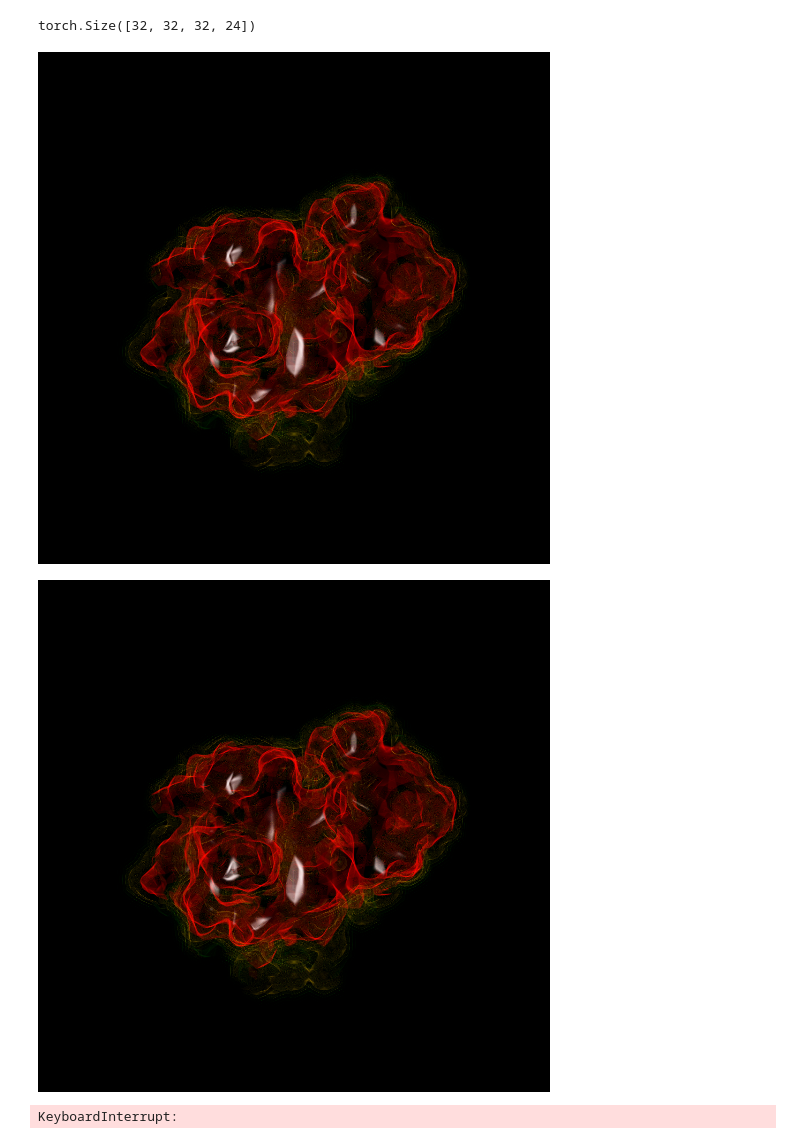
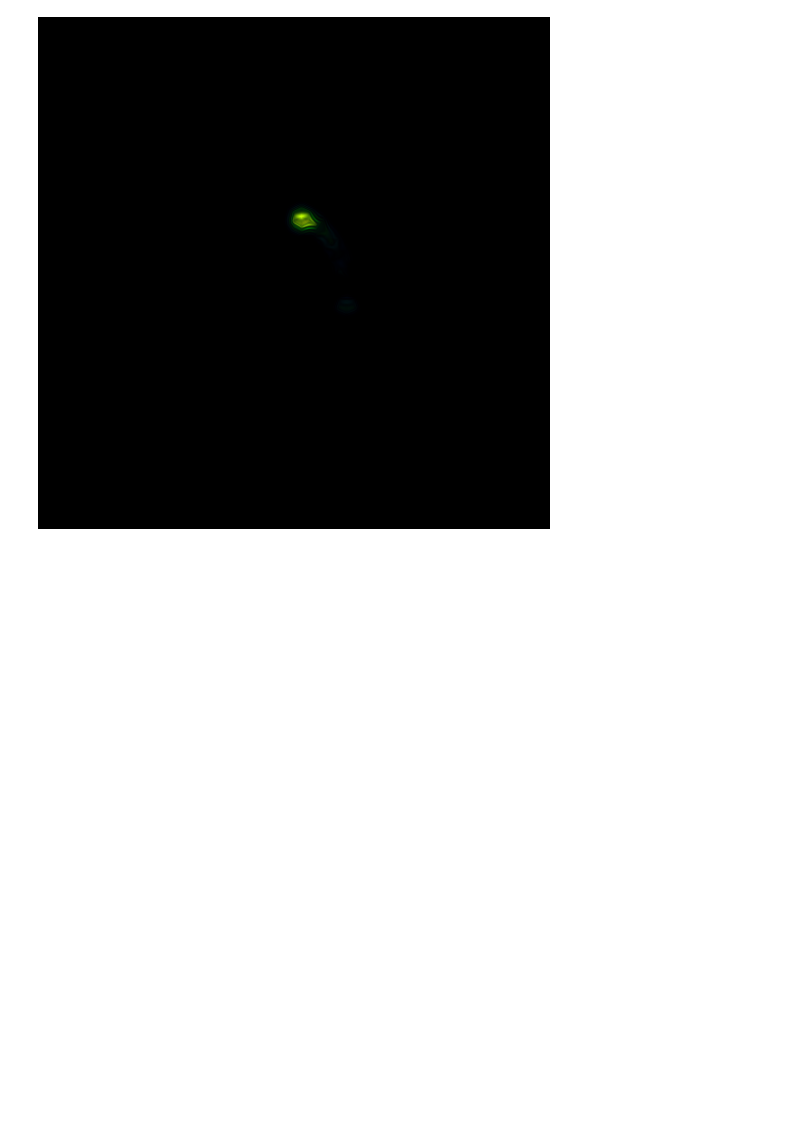
Before and after one commit to daenuprobst/minf, a Jupyter notebook: notebooks/reconstruction.ipynb, the cells around one changed output. Drawn from its saved outputs; the diff is of its cells as text; code cells hidden in the pictures; blank space fills up the shorter version.

```diff
--- a/notebooks/reconstruction.ipynb
+++ b/notebooks/reconstruction.ipynb
@@ -35,7 +33,7 @@ mmol, _ = Metamol.from_complex(pdb_file, sdf_file, size=resolution, properties=p
 # %%
 mmol.calculate_field()
-vector_field = mmol.to_vector_field()
+vector_field = mmol.to_vector_field()[:, :, :, [0, 1, 10, 11, 9, 18]]
 # %%
-print(vector_field.shape)
-plot_field(vector_field[:, :, :, 20])
+# print(vector_field.shape)
+plot_field(vector_field[:, :, :,0])
 # %% [output]
@@ -52,6 +50,4 @@ yt : [INFO     ] 2025-02-08 17:08:29,980 Calculating data bounds. This may take
-torch.Size([32, 32, 32, 24])
-[figure, old version]
+[figure, new version]
-[figure, removed]
 # %%
 net = SirenNetUnbatched(
     dim_in=4,
@@ -76,7 +72,7 @@ decoder.cuda()
 
 optim = torch.optim.Adam(lr=1e-4, params=decoder.parameters())
 # %%
-for epoch in (pbar := tqdm(range(1000))):
+for epoch in (pbar := tqdm(range(2000))):
     loss = decoder(vector_field.cuda(), latent_idx=0)
     optim.zero_grad()
     loss.backward()
@@ -84,6 +80,4 @@ for epoch in (pbar := tqdm(range(1000))):
 
     torch.save(decoder.state_dict(), "model.pt")
     pbar.set_description(f"Epoch {epoch} (loss: {loss.item()})")
-# %% [output]
-KeyboardInterrupt:
 # %%
```
Also changed, not shown: parts of 4 cells of this notebook, 4 other files.
